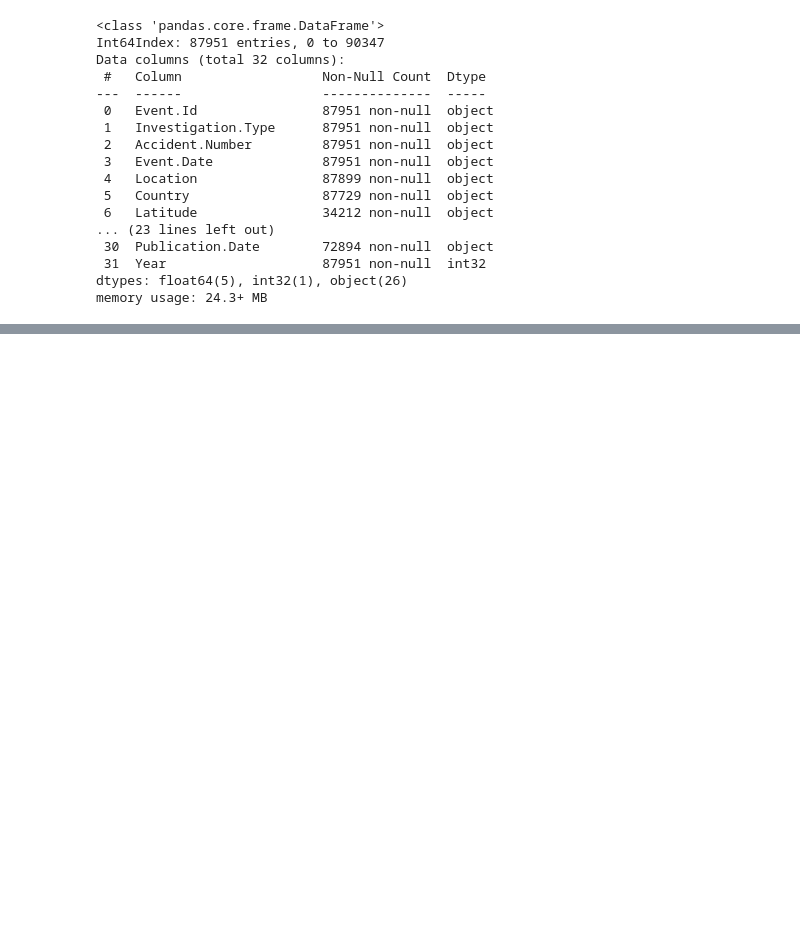
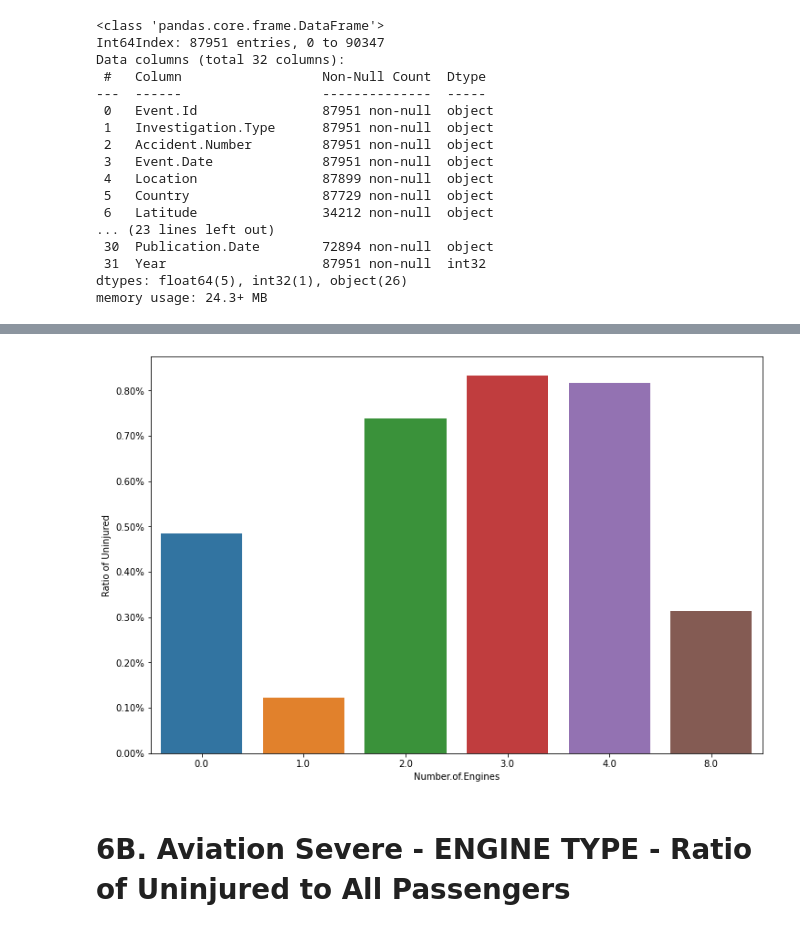
Before and after one commit to kmcneil901/dsc-phase-1-project-v3, a Jupyter notebook: kendall -2 .ipynb, the cells around one changed output, grey strips where cells are left out. Drawn from its saved outputs; the diff is of its cells as text; code cells hidden in the pictures; blank space fills up the shorter version.

```diff
--- a/kendall -2 .ipynb
+++ b/kendall -2 .ipynb
@@ -461,0 +527,2 @@ Name: Report.Status, Length: 17007, dtype: int64
+# %%
+aviation_severe['Year'] = aviation_severe['Year'].astype(int)
@@ -461,0 +626,4 @@ Name: Report.Status, Length: 17007, dtype: int64
+# %%
+aviation_severe_engine_counts = aviation_severe.groupby(['Number.of.Engines']).mean()
+# %%
+aviation_severe_engine_counts['Total Passengers'] = aviation_severe_engine_counts['Total.Fatal.Injuries'] + aviation_severe_engine_counts['Total.Serious.Injuries'] + aviation_severe_engine_counts['Total.Minor.Injuries'] + aviation_severe_engine_counts['Total.Uninjured']
@@ -461,0 +641,2 @@ Name: Report.Status, Length: 17007, dtype: int64
+# %%
+aviation_severe_engine_counts['Ratio of Uninjured'] = aviation_severe_engine_counts['Total.Uninjured'] / aviation_severe_engine_counts['Total Passengers']
@@ -461,0 +654,10 @@ Name: Report.Status, Length: 17007, dtype: int64
+# %%
+fig, ax = plt.subplots(figsize=(12,8))
+
+sns.barplot(x=aviation_severe_engine_counts.index, y=aviation_severe_engine_counts['Ratio of Uninjured'])
+y_value=['{:,.2f}'.format(x) + '%' for x in ax.get_yticks()]
+ax.set_yticklabels(y_value);
+# %% [output]
+[figure, added]
+# %% [markdown]
+# 6B. Aviation Severe - ENGINE TYPE - Ratio of Uninjured to All Passengers
```
Also changed, not shown: parts of 98 cells of this notebook, 1 other file.
